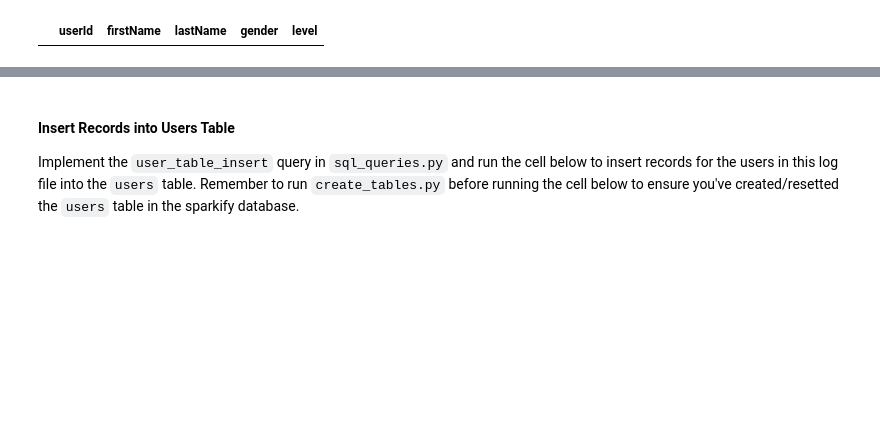
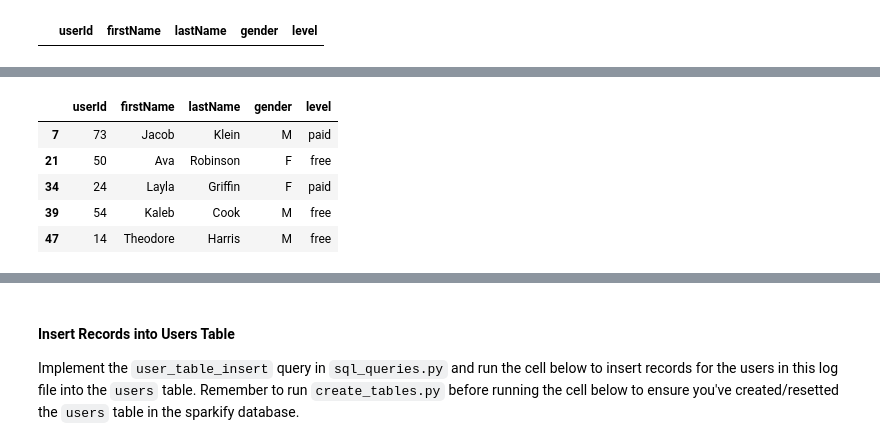
Before and after one commit to sakjung/etl, a Jupyter notebook: etl.ipynb, the cells around one changed output, grey strips where cells are left out. Cells and saved outputs as stored; diff of their text form; code cells hidden in the pictures; blank space fills up the shorter version.

```diff
--- a/etl.ipynb
+++ b/etl.ipynb
@@ -227,0 +287,11 @@ See the caveats in the documentation: http://pandas.pydata.org/pandas-docs/stabl
+# %%
+user_df = user_df.drop_duplicates(subset = 'userId' , keep="last")
+len(user_df)
+user_df.head()
+# %% [output]
+|  | userId | firstName | lastName | gender | level |
+| 7 | 73 | Jacob | Klein | M | paid |
+| 21 | 50 | Ava | Robinson | F | free |
+| 34 | 24 | Layla | Griffin | F | paid |
+| 39 | 54 | Kaleb | Cook | M | free |
+| 47 | 14 | Theodore | Harris | M | free |
```
Also changed, not shown: parts of 13 cells of this notebook, 2 other files.
